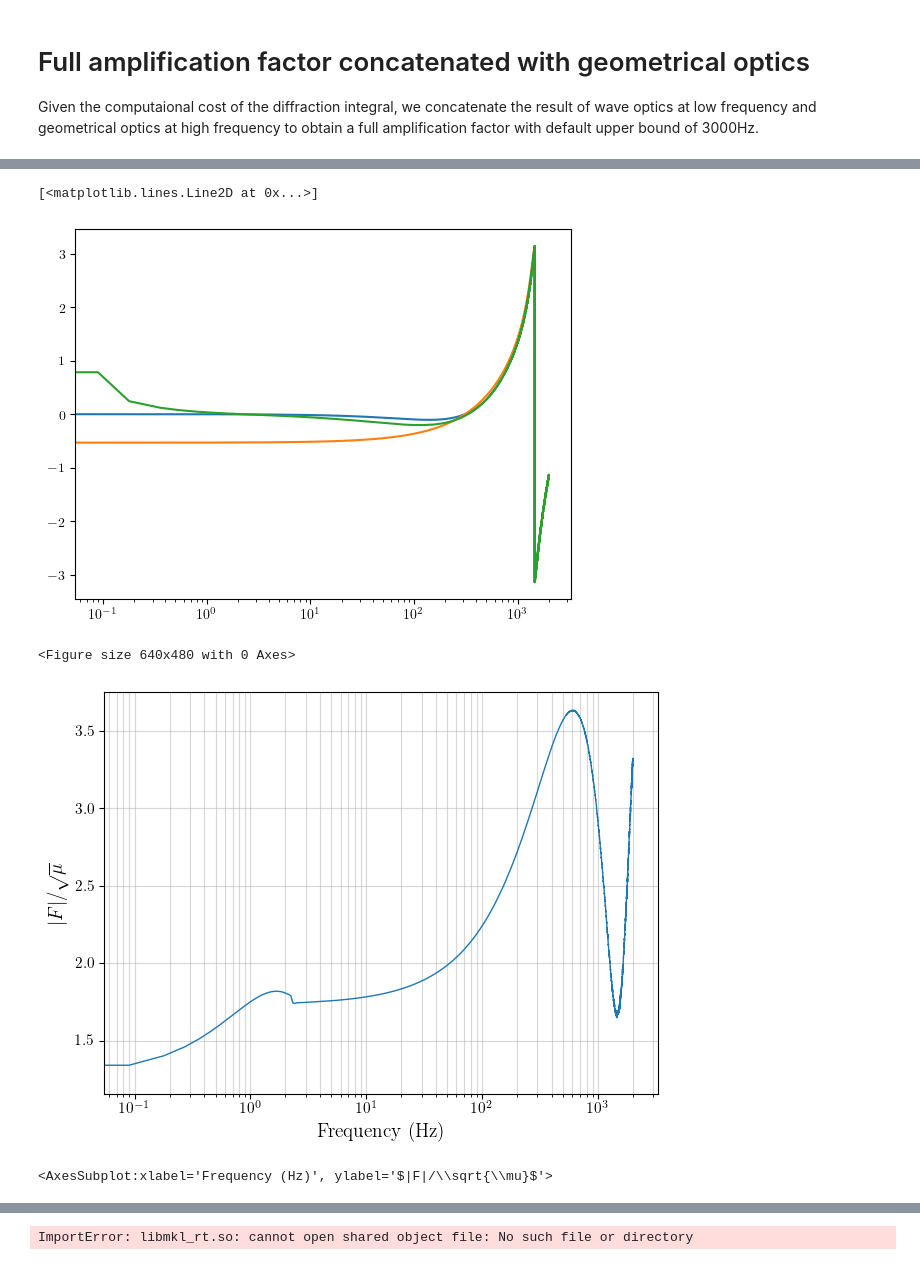
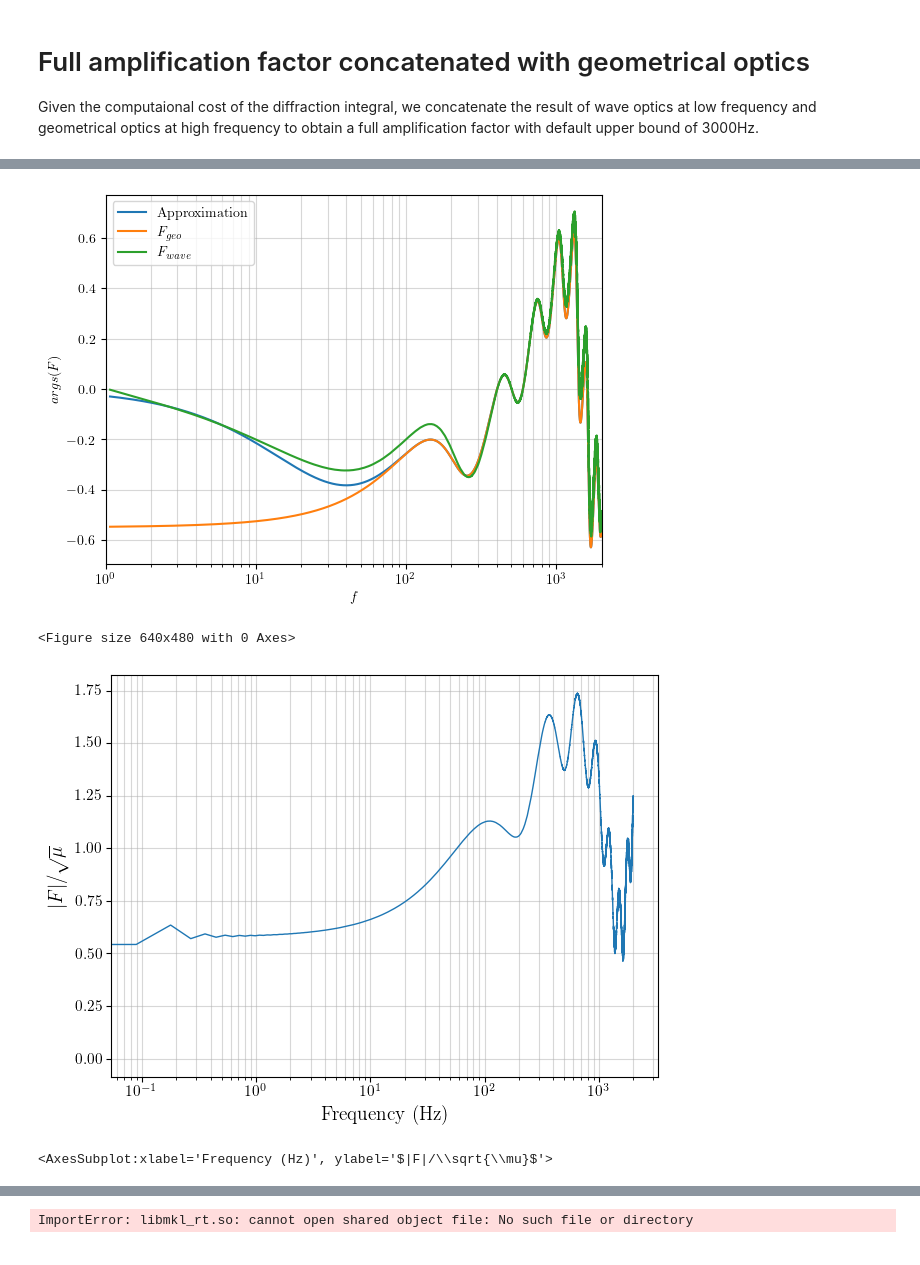
Before and after one commit to manchunyeung/wolensing, a Jupyter notebook: examples/embedded_lens_1.ipynb, the cells around one changed output, grey strips where cells are left out. Drawn from its saved outputs; the diff is of its cells as text; code cells hidden in the pictures.

```diff
--- a/examples/embedded_lens_1.ipynb
+++ b/examples/embedded_lens_1.ipynb
@@ -17,7 +17,7 @@ The macroimage where the microlens is placed around.
 type2 = False
 # %%
 ym = 0.5
-angle = np.radians(float(90))
+angle = np.radians(float(0))
 # %% [markdown]
 Importing constants
 # %%
@@ -32,7 +32,7 @@ zS = 1.0 # source redshift
 zL = 0.5 # lens redshift
 # %%
 mL1 = 1e10
-mL2 = 20
+mL2 = 100
 mtot = mL1 + mL2
 
 # convert to radians
@@ -274,2 +274,6 @@ plt.semilogx(fullfs, np.angle(fullFws))
 # %%
 fac = np.sqrt(Mus[microtype])
+# %%
+plt.clf()
+plt.rc('text', usetex=True)
+plt.rc('font', family='serif')
@@ -276,2 +282,9 @@ fac = np.sqrt(Mus[microtype])
+# %%
+from bisect import bisect_left
+low_index = bisect_left(geofs, 1)
+geofs = geofs[low_index:]
+geoFws = geoFws[low_index:]
+ws = ws[low_index:]
+Fws = Fws[low_index:]
 # %%
 ww = geofs
@@ -286,10 +302,15 @@ plt
 # %%
-plt.semilogx(geofs, (1-np.exp(-ww*np.pi/1000))*np.angle(geoFws), label='appro')
-plt.semilogx(geofs, np.angle(geoFws),label='Fgeo')
-plt.semilogx(ws, np.angle(Fws), label='Fwave')
+plt.semilogx(geofs, (1-np.exp(-ww*np.pi/60))*np.angle(geoFws), label='Approximation')
+plt.semilogx(geofs, np.angle(geoFws),label=r'$F_{geo}$')
+plt.semilogx(ws, np.angle(Fws), label=r'$F_{wave}$')
+plt.ylabel(r'$args(F)$')
+plt.xlabel(r'$f$')
+plt.grid(which='both', alpha=0.5)
+plt.legend()
+plt.xlim(1, 2000)
+plt.savefig('./approx_ang.png',bbox_inches='tight', dpi=300)
 # %% [output]
-[<matplotlib.lines.Line2D at 0x...>]
-[figure, old version]
+[figure, new version]
 # %%
 Abs = (fac*np.exp(-ww*np.pi/1000) + (1-np.exp(-ww*np.pi/1000))*np.abs(geoFws))/fac
 Pha = (1-np.exp(-ww*np.pi/1000))*np.angle(geoFws)
@@ -298,7 +319,7 @@ complete_approx = Abs * np.exp(1j * Pha)
 amplification.plot_freq()
 # %% [output]
 <Figure size 640x480 with 0 Axes>
-[figure, old version]
+[figure, new version]
 <AxesSubplot:xlabel='Frequency (Hz)', ylabel='$|F|/\\sqrt{\\mu}$'>
 # %%
 amplification.plot_freq(smooth=False)
```
Also changed, not shown: parts of 21 cells of this notebook, 2 other files.
